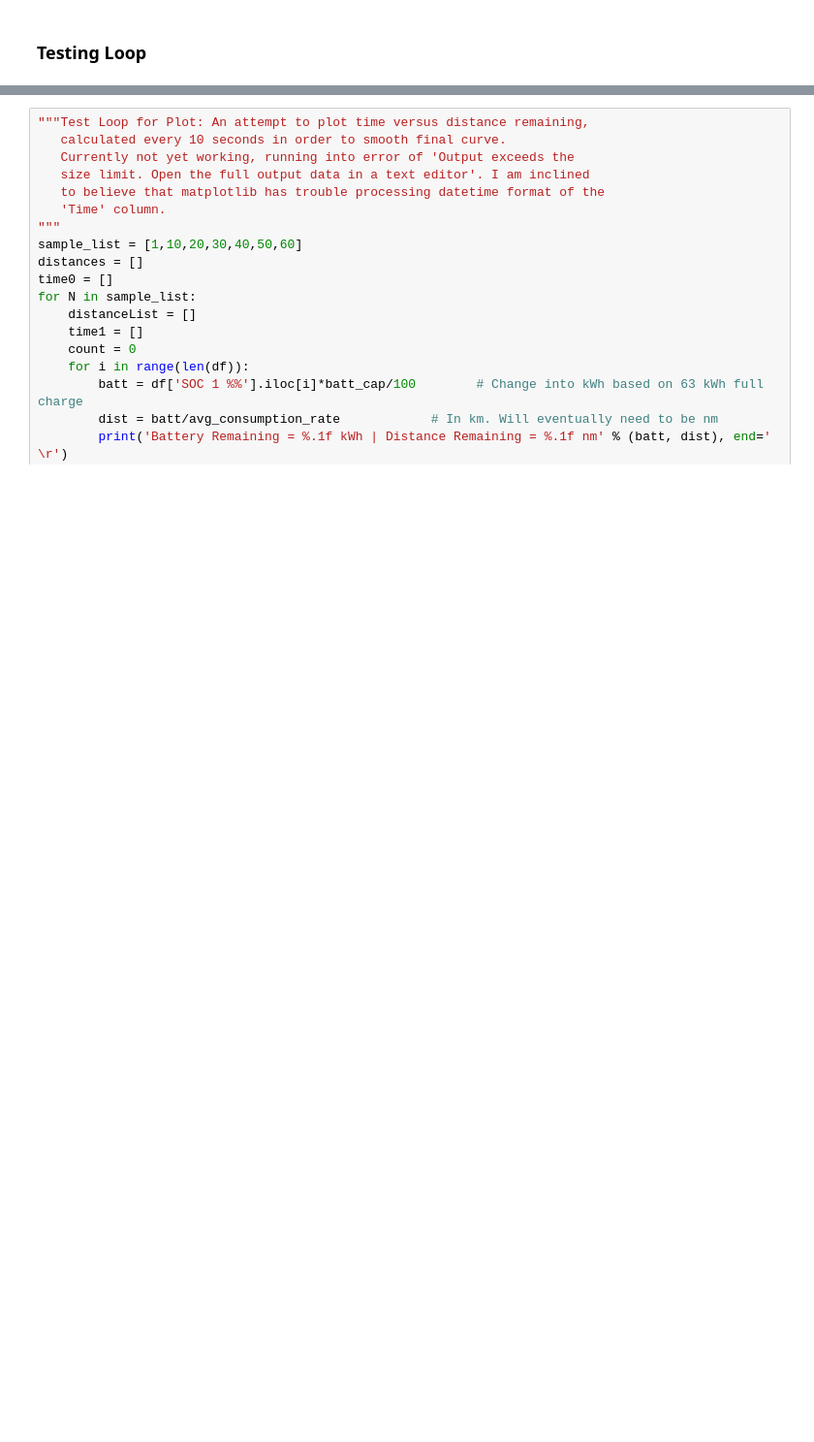
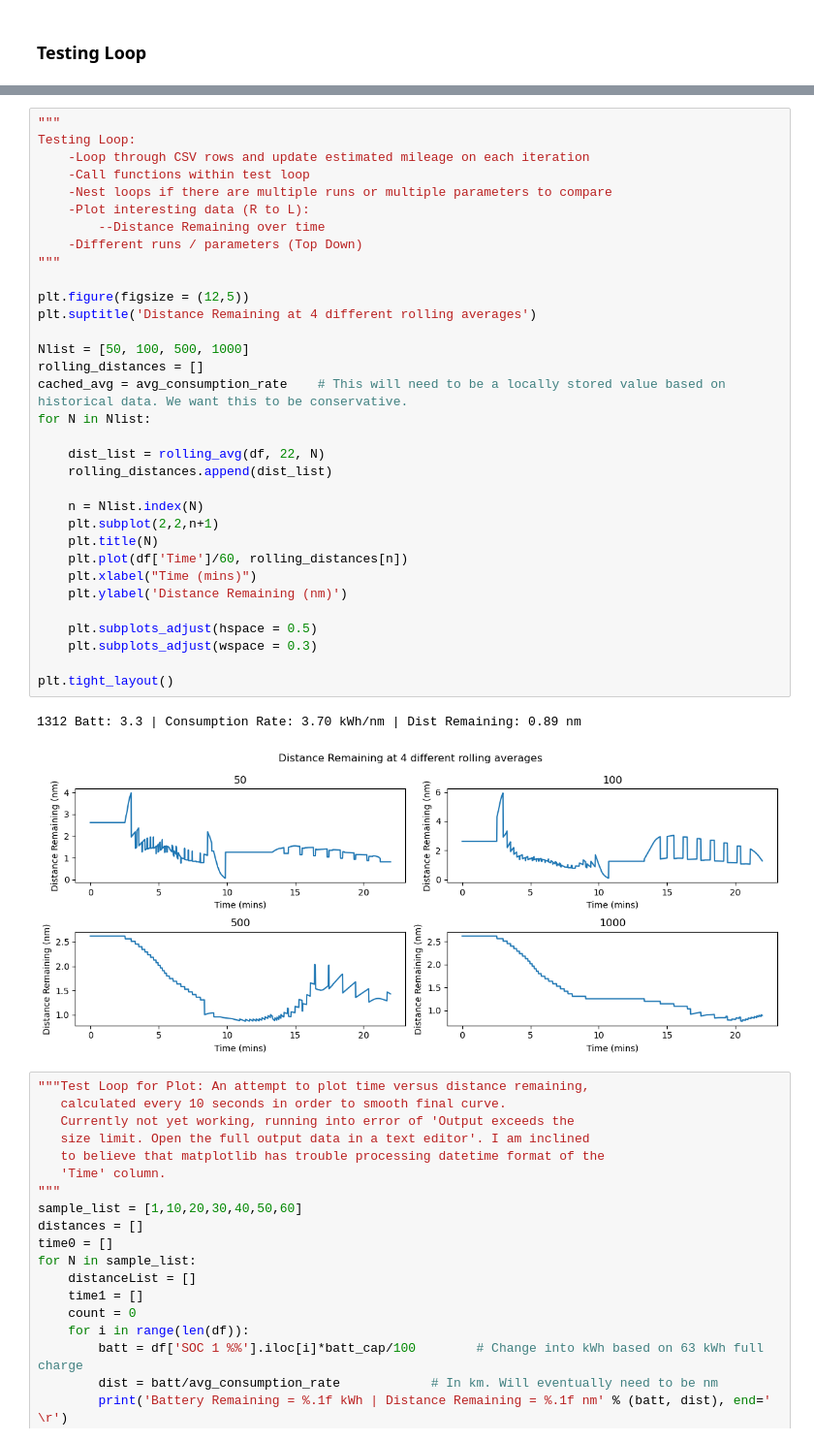
Before and after one commit to eliu420/photon-range-estimator, a Jupyter notebook: Guppy_test_loop.ipynb, the cells around one changed output, grey strips where cells are left out. Shown at 97% size. Cells and saved outputs as stored; diff of their text form; blank space fills up the shorter version.

Commit message:
Re-wrote rolling avg as a fcn

```diff
--- a/Guppy_test_loop.ipynb
+++ b/Guppy_test_loop.ipynb
@@ -140,3 +129,39 @@ plt.tight_layout()
+# %%
+"""
+Testing Loop:
+    -Loop through CSV rows and update estimated mileage on each iteration
+    -Call functions within test loop
+    -Nest loops if there are multiple runs or multiple parameters to compare
+    -Plot interesting data (R to L):
+        --Distance Remaining over time
+    -Different runs / parameters (Top Down)
+"""
+
+plt.figure(figsize = (12,5))
+plt.suptitle('Distance Remaining at 4 different rolling averages')
+
+Nlist = [50, 100, 500, 1000]
+rolling_distances = []
+cached_avg = avg_consumption_rate    # This will need to be a locally stored value based on historical data. We want this to be conservative.
+for N in Nlist:
+
+    dist_list = rolling_avg(df, 22, N)
+    rolling_distances.append(dist_list)
+
+    n = Nlist.index(N)
+    plt.subplot(2,2,n+1)
+    plt.title(N)
+    plt.plot(df['Time']/60, rolling_distances[n])
+    plt.xlabel("Time (mins)")
+    plt.ylabel('Distance Remaining (nm)')
+
+    plt.subplots_adjust(hspace = 0.5)
+    plt.subplots_adjust(wspace = 0.3)
+
+plt.tight_layout()
+# %% [output]
+1312 Batt: 3.3 | Consumption Rate: 3.70 kWh/nm | Dist Remaining: 0.89 nm
+[figure, added]
 # %%
 """Test Loop for Plot: An attempt to plot time versus distance remaining,
    calculated every 10 seconds in order to smooth final curve.
```
Also changed, not shown: parts of 4 cells of this notebook.
